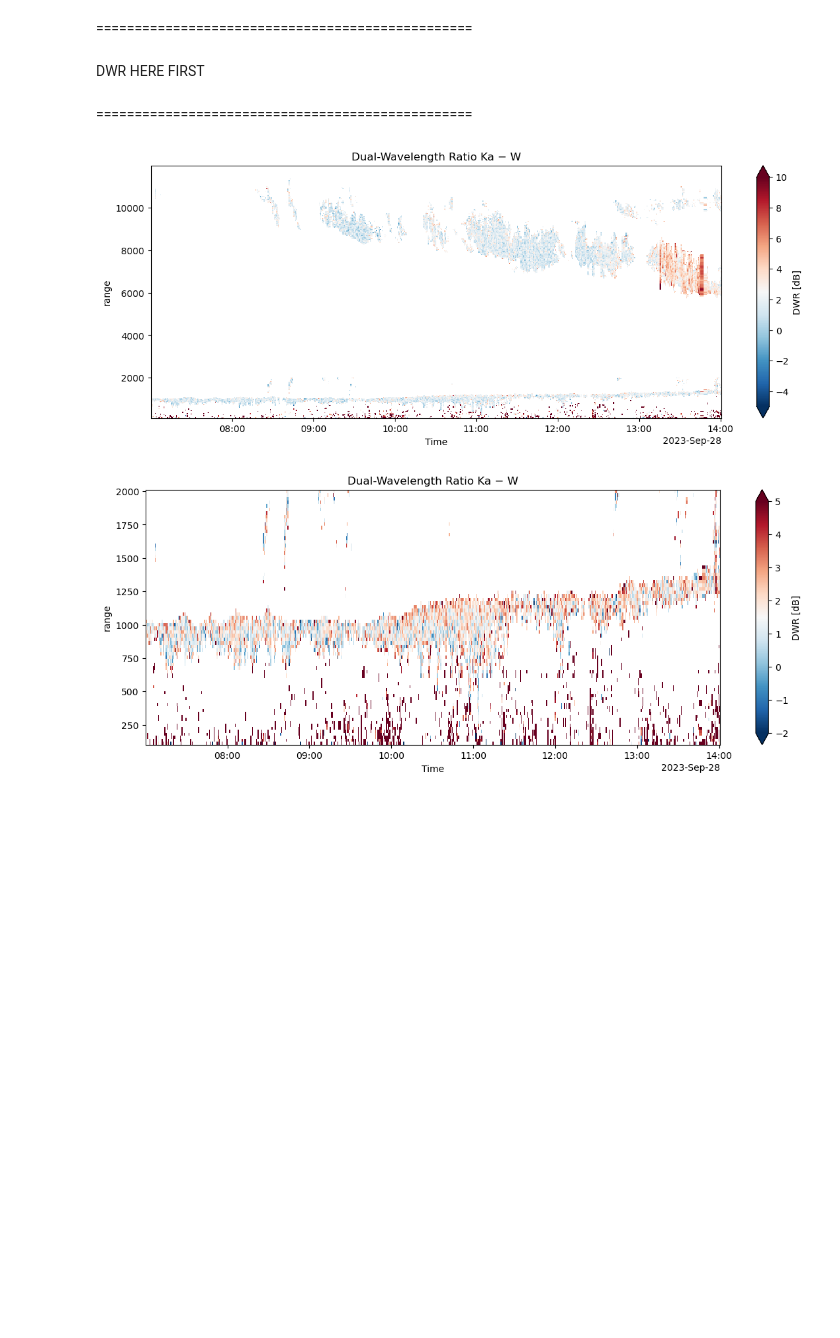
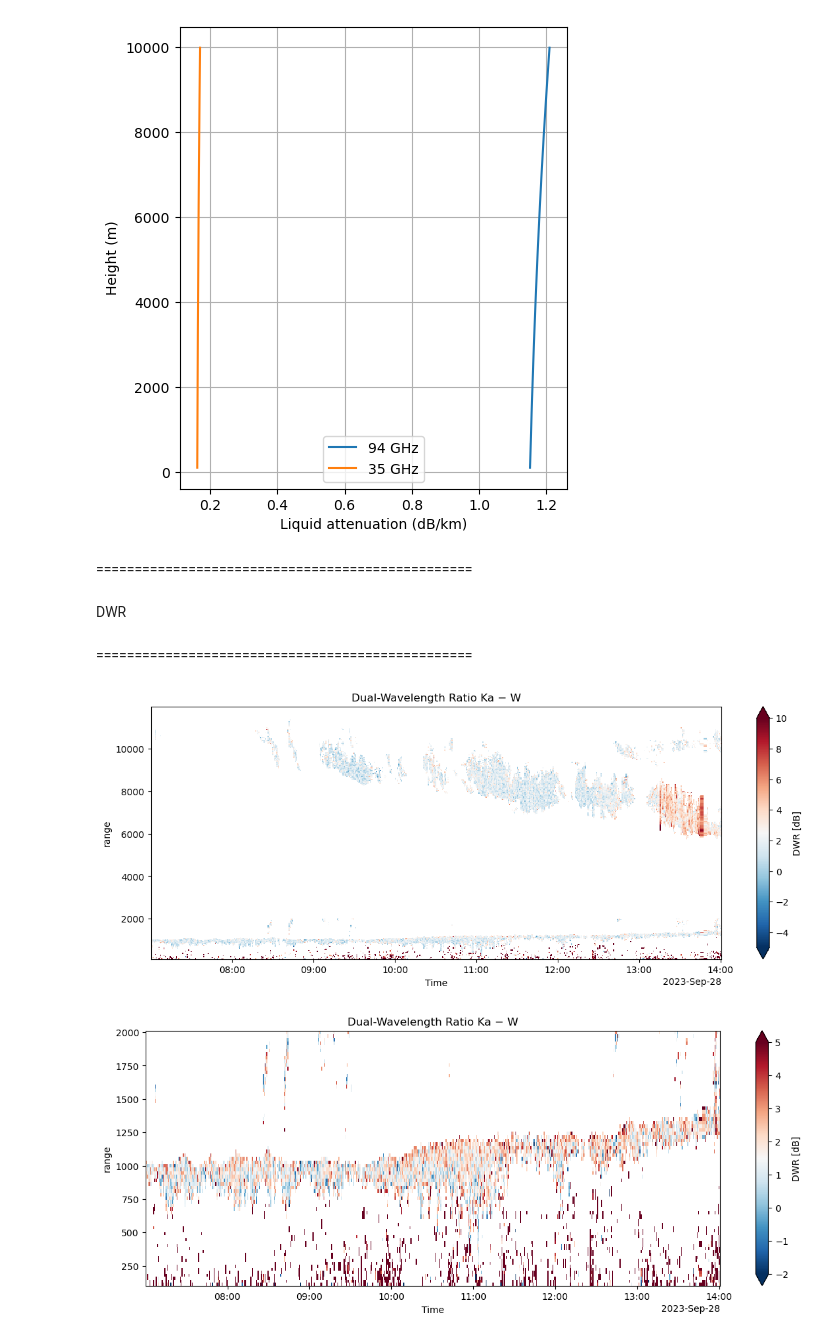
Before and after one commit to geronbreuergb-tech/dual_freq_radar_lwc, a Jupyter notebook: notebooks/03_dwr_and_masking.ipynb, the cells around one changed output. Saved outputs shown, nothing was run; the diff lists cells and outputs as text; code cells hidden in the pictures; blank space fills up the shorter version.

```diff
--- a/notebooks/03_dwr_and_masking.ipynb
+++ b/notebooks/03_dwr_and_masking.ipynb
@@ -40,0 +104,12 @@ Attributes:
+# %%
+# W-band (94 GHz)
+kappa_W = kappa_field(
+    T_field=ds["T_cloud"],
+    freq_ghz=94.0,
+)
+
+# Ka-band (35 GHz)
+kappa_Ka = kappa_field(
+    T_field=ds["T_cloud"],
+    freq_ghz=35.0,
+)
@@ -40,0 +140,18 @@ Attributes:
+# %%
+import matplotlib.pyplot as plt
+
+t = 0
+
+plt.figure(figsize=(5, 6))
+
+plt.plot(kappa_W.isel(Time=t), kappa_W["range"], label="94 GHz")
+plt.plot(kappa_Ka.isel(Time=t), kappa_Ka["range"], label="35 GHz")
+
+plt.xlabel("Liquid attenuation (dB/km)")
+plt.ylabel("Height (m)")
+plt.legend()
+plt.grid()
+
+plt.show()
+# %% [output]
+[figure, added]
@@ -41,7 +186,7 @@ Attributes:
 # %% [markdown]
 =================================================
 # %% [markdown]
-DWR HERE FIRST
+DWR
 # %% [markdown]
 =================================================
 # %%
```
Also changed, not shown: parts of 20 cells of this notebook, 1 other file.
